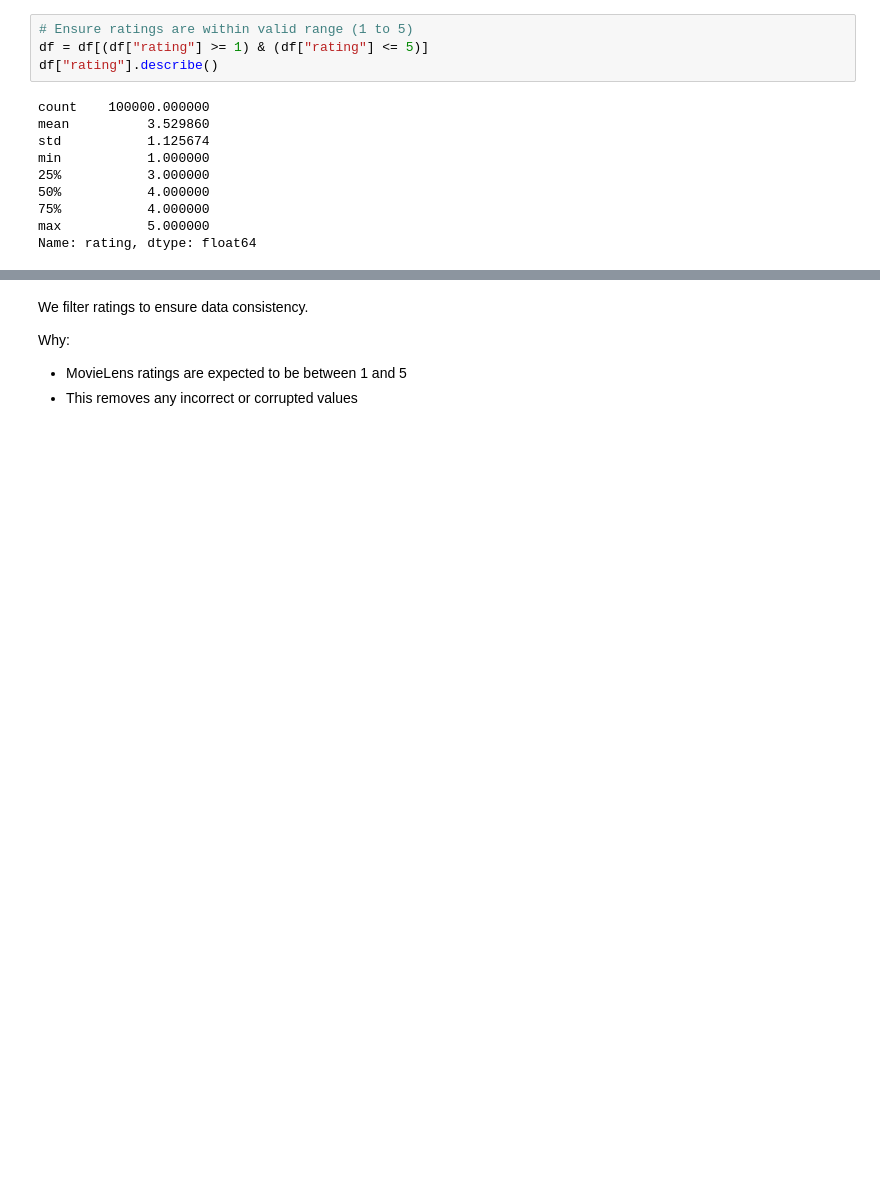
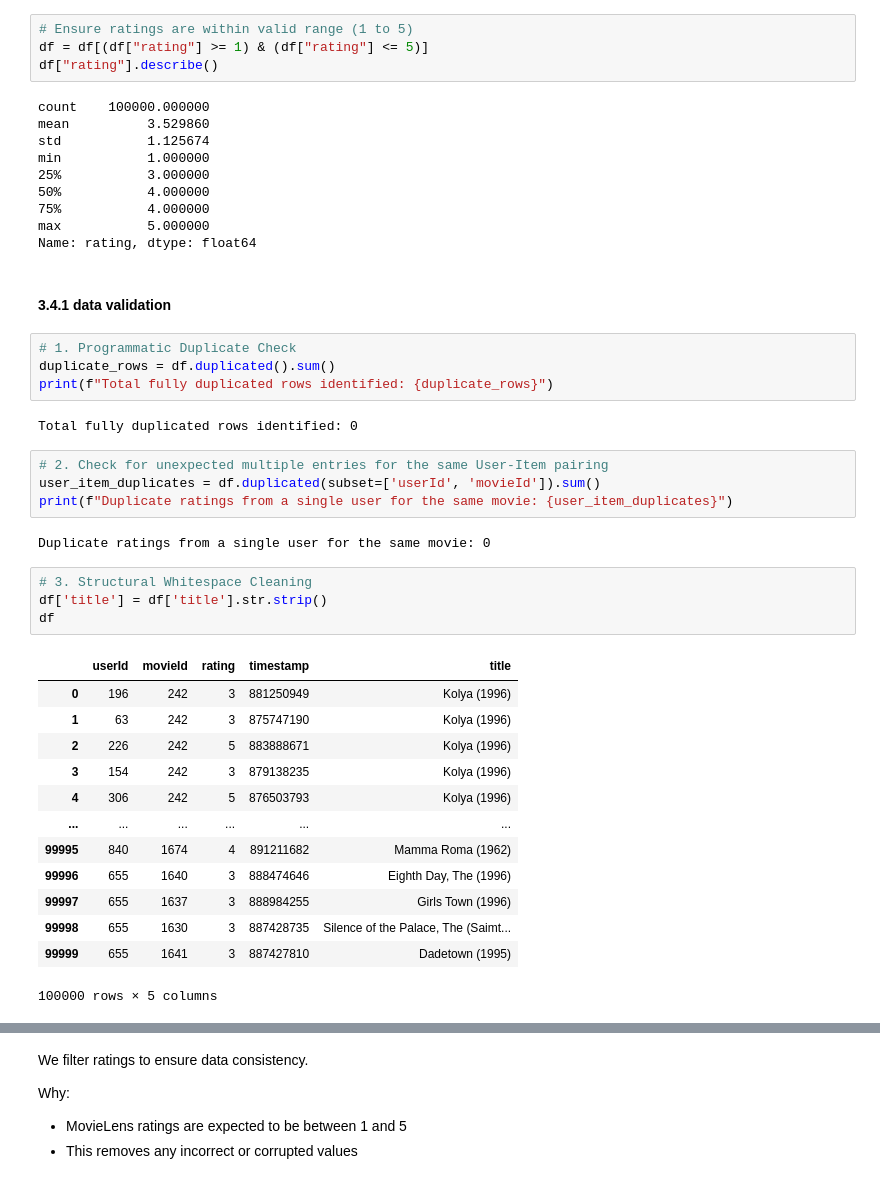
Before and after one commit to tonny001-rgb/movie-recommender-system, a Jupyter notebook: movie final notebook.ipynb, the cells around one changed output, grey strips where cells are left out. Cells and saved outputs as stored; diff of their text form; blank space fills up the shorter version.

```diff
--- a/movie final notebook.ipynb
+++ b/movie final notebook.ipynb
@@ -421,3 +421,35 @@ min           1.000000
 75%           4.000000
 max           5.000000
 Name: rating, dtype: float64
+# %% [markdown]
+#### 3.4.1 data validation
+# %%
+# 1. Programmatic Duplicate Check
+duplicate_rows = df.duplicated().sum()
+print(f"Total fully duplicated rows identified: {duplicate_rows}")
+# %% [output]
+Total fully duplicated rows identified: 0
+# %%
+# 2. Check for unexpected multiple entries for the same User-Item pairing
+user_item_duplicates = df.duplicated(subset=['userId', 'movieId']).sum()
+print(f"Duplicate ratings from a single user for the same movie: {user_item_duplicates}")
+# %% [output]
+Duplicate ratings from a single user for the same movie: 0
+# %%
+# 3. Structural Whitespace Cleaning
+df['title'] = df['title'].str.strip()
+df
+# %% [output]
+|  | userId | movieId | rating | timestamp | title |
+| 0 | 196 | 242 | 3 | 881250949 | Kolya (1996) |
+| 1 | 63 | 242 | 3 | 875747190 | Kolya (1996) |
+| 2 | 226 | 242 | 5 | 883888671 | Kolya (1996) |
+| 3 | 154 | 242 | 3 | 879138235 | Kolya (1996) |
+| 4 | 306 | 242 | 5 | 876503793 | Kolya (1996) |
+| ... | ... | ... | ... | ... | ... |
+| 99995 | 840 | 1674 | 4 | 891211682 | Mamma Roma (1962) |
+| 99996 | 655 | 1640 | 3 | 888474646 | Eighth Day, The (1996) |
+| 99997 | 655 | 1637 | 3 | 888984255 | Girls Town (1996) |
+| 99998 | 655 | 1630 | 3 | 887428735 | Silence of the Palace, The (Saimt... |
+| 99999 | 655 | 1641 | 3 | 887427810 | Dadetown (1995) |
+100000 rows × 5 columns
```
Also changed, not shown: parts of 10 cells of this notebook.
